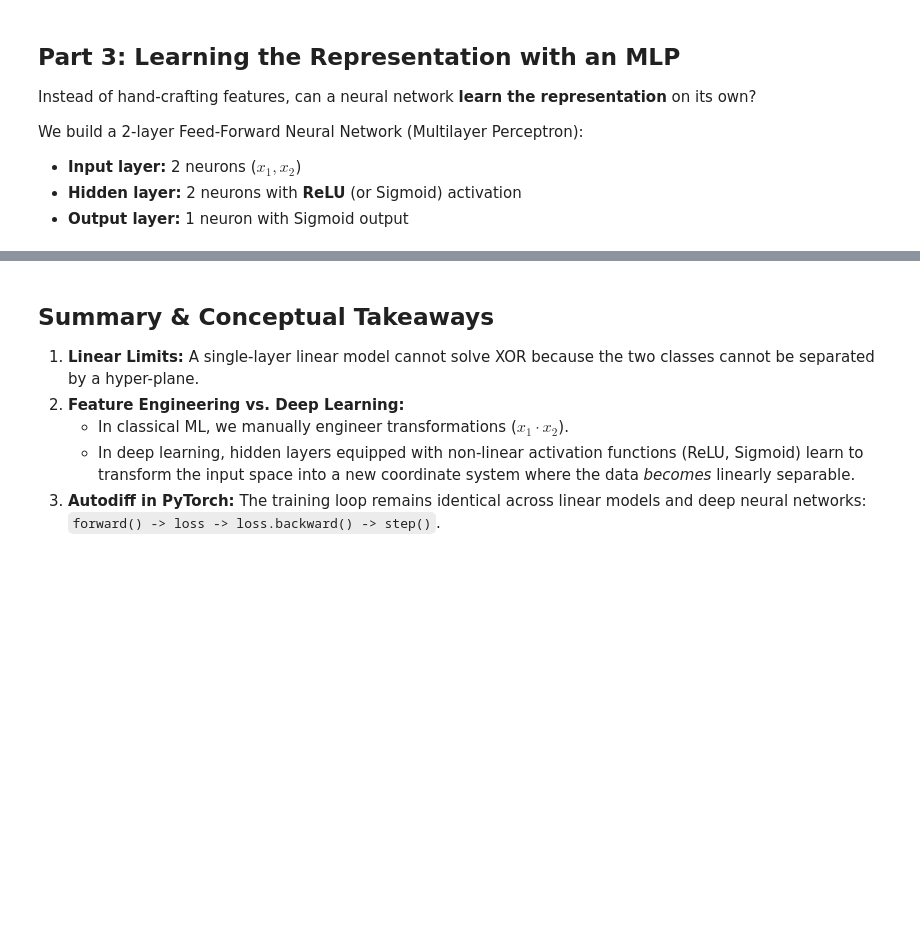
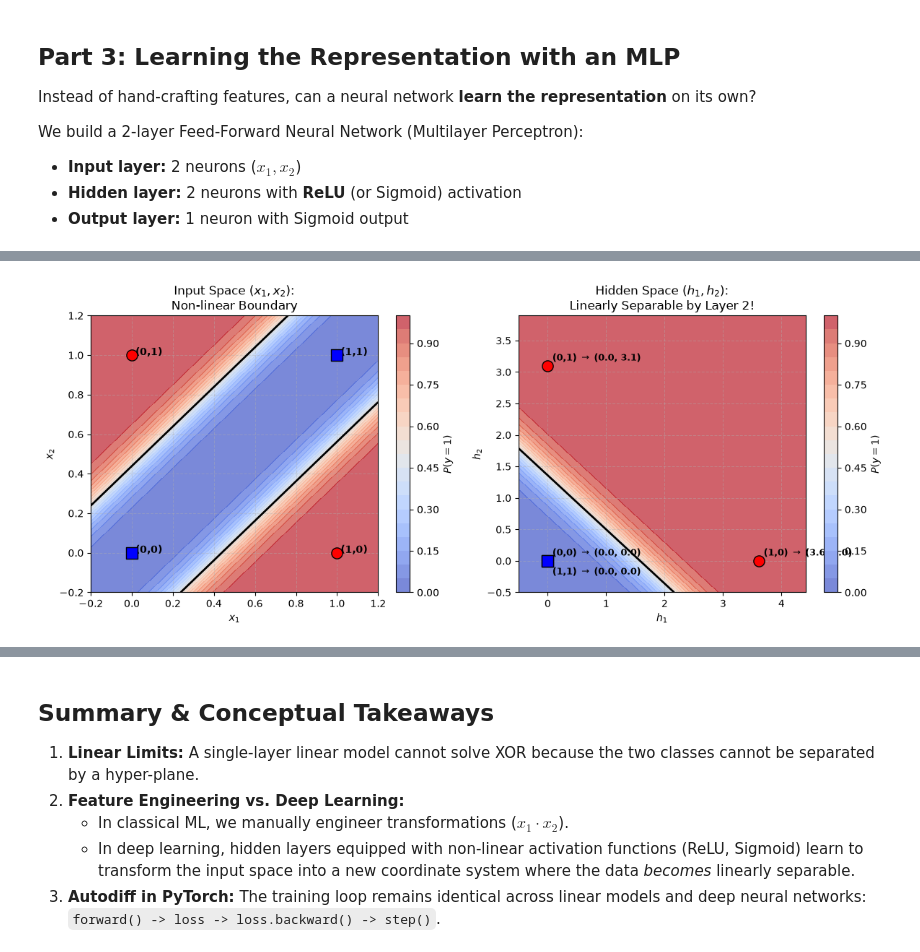
Before and after one commit to simon-clematide/colab-notebooks-for-teaching, a Jupyter notebook: xor_Logistic_Regression_With_PyTorch.ipynb, the cells around one changed output, grey strips where cells are left out. Saved outputs shown, nothing was run; the diff lists cells and outputs as text; code cells hidden in the pictures; blank space fills up the shorter version.

```diff
--- a/xor_Logistic_Regression_With_PyTorch.ipynb
+++ b/xor_Logistic_Regression_With_PyTorch.ipynb
@@ -201,0 +253,79 @@ plot_decision_boundary(lambda pts: mlp(pts), "2-Layer MLP on XOR (Learned Repres
+# %%
+# Extract the hidden layer (first Linear + ReLU) and output layer
+hidden_submodel = mlp[0:2]  # Linear(2, 2) -> ReLU()
+output_layer = mlp[2:]      # Linear(2, 1) -> Sigmoid()
+
+with torch.no_grad():
+    H = hidden_submodel(X)
+
+print("Mapping from Input Space (x1, x2) to Hidden Space (h1, h2):")
+print("-" * 63)
+print(f"{'Input x':<15} {'Target y':<10} {'Hidden h = [h1, h2]':<25} {'Pred y_hat':<10}")
+for i in range(4):
+    x_str = str(X[i].tolist())
+    t_val = int(y[i].item())
+    h_str = f"[{H[i,0].item():.3f}, {H[i,1].item():.3f}]"
+    p_val = f"{preds[i].item():.4f}"
+    print(f"{x_str:<15} {t_val:<10} {h_str:<25} {p_val:<10}")
+
+# Side-by-side visualization: Input Space vs. Hidden Representation Space
+fig, axes = plt.subplots(1, 2, figsize=(12, 5))
+
+# 1. Input space (x1, x2) with non-linear decision boundary
+grid_x, grid_y = torch.meshgrid(
+    torch.linspace(-0.2, 1.2, 200),
+    torch.linspace(-0.2, 1.2, 200),
+    indexing='xy'
+)
+grid_points = torch.stack([grid_x.flatten(), grid_y.flatten()], dim=1)
+with torch.no_grad():
+    preds_grid = mlp(grid_points).reshape(grid_x.shape)
+
+cs0 = axes[0].contourf(grid_x.numpy(), grid_y.numpy(), preds_grid.numpy(), levels=20, cmap="coolwarm", alpha=0.7)
+plt.colorbar(cs0, ax=axes[0], label="$P(y=1)$")
+axes[0].contour(grid_x.numpy(), grid_y.numpy(), preds_grid.numpy(), levels=[0.5], colors="black", linewidths=2)
+for pt, label, name in zip(X, y, ["(0,0)", "(0,1)", "(1,0)", "(1,1)"]):
+    color = "red" if label.item() == 1.0 else "blue"
+    marker = "o" if label.item() == 1.0 else "s"
+    axes[0].scatter(pt[0].item(), pt[1].item(), c=color, marker=marker, s=120, edgecolors="k", zorder=5)
+    axes[0].annotate(f" {name}", (pt[0].item(), pt[1].item()), fontsize=10, fontweight="bold")
+axes[0].set_title("Input Space $(x_1, x_2)$:\nNon-linear Boundary")
+axes[0].set_xlabel("$x_1$")
+axes[0].set_ylabel("$x_2$")
+axes[0].grid(True, linestyle="--", alpha=0.4)
+
+# 2. Hidden feature space (h1, h2) with linear decision boundary from Layer 2
+h_max1 = max(float(H[:, 0].max().item()), 1.0) + 0.8
+h_max2 = max(float(H[:, 1].max().item()), 1.0) + 0.8
+grid_h1, grid_h2 = torch.meshgrid(
+    torch.linspace(-0.5, h_max1, 200),
+    torch.linspace(-0.5, h_max2, 200),
+    indexing='xy'
+)
+grid_h = torch.stack([grid_h1.flatten(), grid_h2.flatten()], dim=1)
+with torch.no_grad():
+    preds_h = output_layer(grid_h).reshape(grid_h1.shape)
+
+cs1 = axes[1].contourf(grid_h1.numpy(), grid_h2.numpy(), preds_h.numpy(), levels=20, cmap="coolwarm", alpha=0.7)
+plt.colorbar(cs1, ax=axes[1], label="$P(y=1)$")
+axes[1].contour(grid_h1.numpy(), grid_h2.numpy(), preds_h.numpy(), levels=[0.5], colors="black", linewidths=2)
+
+# Plot the mapped points in hidden space
+for i, (pt, label, name) in enumerate(zip(H, y, ["(0,0)", "(0,1)", "(1,0)", "(1,1)"])):
+    color = "red" if label.item() == 1.0 else "blue"
+    marker = "o" if label.item() == 1.0 else "s"
+    axes[1].scatter(pt[0].item(), pt[1].item(), c=color, marker=marker, s=120, edgecolors="k", zorder=5)
+    # Offset annotations to prevent overlap at (0, 0)
+    offset = (0.08, 0.08) if i != 3 else (0.08, -0.22)
+    axes[1].annotate(f"{name} $\\to$ ({pt[0]:.1f}, {pt[1]:.1f})",
+                    (pt[0].item() + offset[0], pt[1].item() + offset[1]),
+                    fontsize=9, fontweight="bold")
+
+axes[1].set_title("Hidden Space $(h_1, h_2)$:\nLinearly Separable by Layer 2!")
+axes[1].set_xlabel("$h_1$")
+axes[1].set_ylabel("$h_2$")
+axes[1].grid(True, linestyle="--", alpha=0.4)
+
+plt.tight_layout()
+plt.show()
+# %% [output]
@@ -201,0 +339 @@ plot_decision_boundary(lambda pts: mlp(pts), "2-Layer MLP on XOR (Learned Repres
+[figure, added]
```
Also changed, not shown: parts of 6 cells of this notebook.
